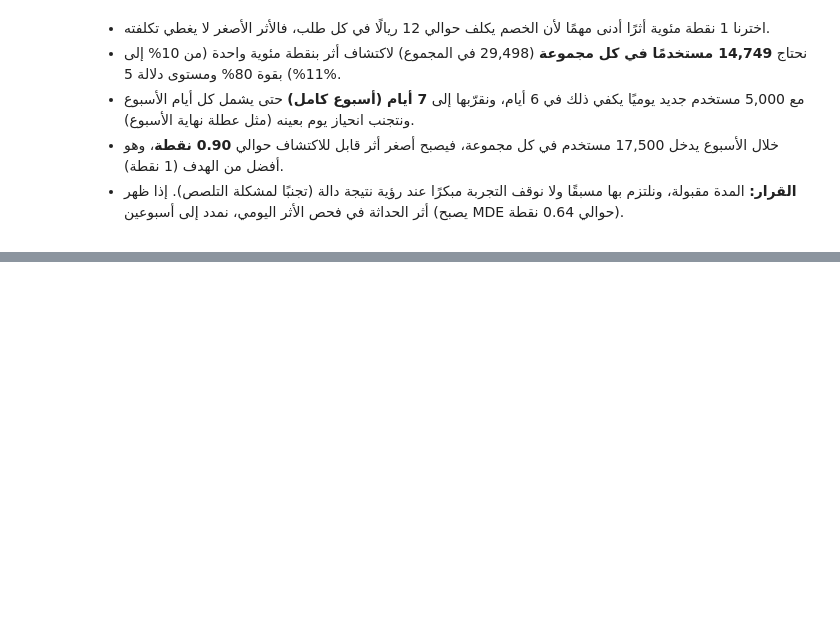
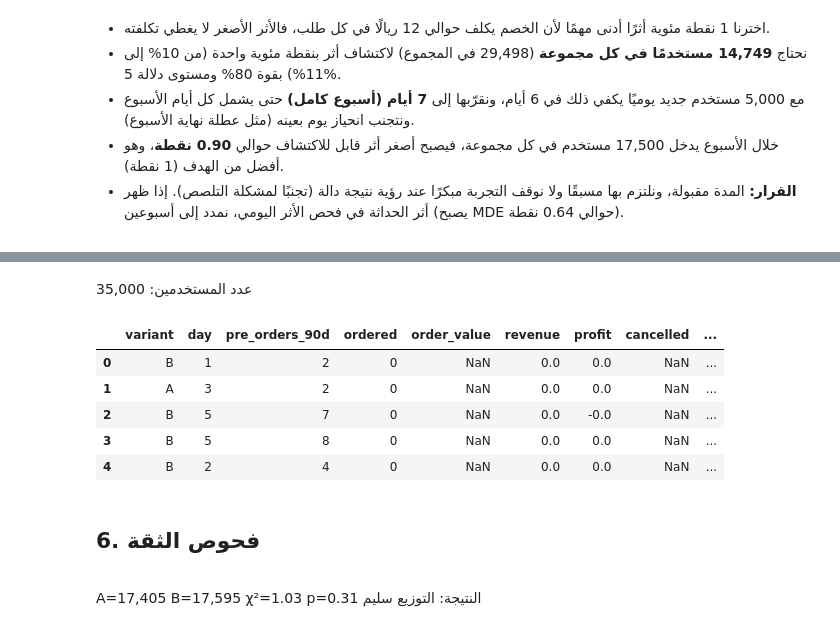
Before and after one commit to Raed1231/first-order-discount-ab-test, a Jupyter notebook: project_template.ipynb, the cells around one changed output, grey strips where cells are left out. Saved outputs shown, nothing was run; the diff lists cells and outputs as text; code cells hidden in the pictures; blank space fills up the shorter version.

```diff
--- a/project_template.ipynb
+++ b/project_template.ipynb
@@ -246,0 +284,52 @@ for label, n_g in [("في المدة المخططة", n_planned), ("إذا اك
+# %%
+def simulate_experiment(cfg, duration_days):
+    """كل المستخدمين الذين يدخلون خلال مدة التجربة (المدة مضروبة في عدد المستخدمين اليومي)."""
+    r = np.random.default_rng(cfg["seed"])
+    n = duration_days * cfg["daily_new_users"]
+    is_b = (r.random(n) < cfg["treatment_share"]).astype(int)
+    day = r.integers(1, duration_days + 1, n)
+    activity = r.normal(0, 1, n)                                     # نشاط المستخدم (لا نقيسه مباشرة)
+    base = cfg["baseline_conversion"]
+    logit = np.log(base / (1 - base)) + cfg["activity_strength"] * activity
+    p0 = 1 / (1 + np.exp(-logit))
+    p0 = np.clip(p0 * base / p0.mean(), 0, 1)                        # نضبط المتوسط ليساوي خط الأساس
+    pre_orders_90d = r.poisson(5 * p0 / base)                        # الطلبات في آخر 90 يومًا
+    lift = cfg["true_lift_abs"] * (1 + cfg["novelty_boost"] * np.exp(-(day - 1) / 3))
+    ordered = r.binomial(1, np.clip(p0 + lift * is_b, 0, 1))
+    value = np.maximum(10, r.normal(cfg["order_value_mean"] + cfg["order_value_effect"] * is_b, cfg["order_value_sd"]))
+    order_value = np.where(ordered == 1, value, np.nan)
+    revenue = ordered * value
+    profit = ordered * (cfg["margin"] * value - cfg["extra_cost_per_order_b"] * is_b)
+    cancelled = np.where(ordered == 1, r.binomial(1, np.clip(cfg["cancel_rate"] + cfg["cancel_effect"] * is_b, 0, 1)), np.nan)
+    support = r.binomial(1, np.clip(cfg["support_rate"] + cfg["support_effect"] * is_b, 0, 1))
+    df = pd.DataFrame({"variant": np.where(is_b == 1, "B", "A"), "day": day, "pre_orders_90d": pre_orders_90d,
+                       "ordered": ordered, "order_value": order_value, "revenue": revenue, "profit": profit,
+                       "cancelled": cancelled, "contacted_support": support})
+    if cfg["srm_bug_share"] > 0:                                     # خلل: سجلات ضائعة من B لقليلي النشاط
+        lost = (df["variant"] == "B") & (activity < 0) & (r.random(n) < cfg["srm_bug_share"] * 2)
+        df = df[~lost]
+    return df.reset_index(drop=True)
+
+
+data = simulate_experiment(CONFIG, days)
+say(f"عدد المستخدمين: {len(data):,}")
+data.head()
+# %% [output]
+عدد المستخدمين: 35,000
+|  | variant | day | pre_orders_90d | ordered | order_value | revenue | profit | cancelled | ... |
+| 0 | B | 1 | 2 | 0 | NaN | 0.0 | 0.0 | NaN | ... |
+| 1 | A | 3 | 2 | 0 | NaN | 0.0 | 0.0 | NaN | ... |
+| 2 | B | 5 | 7 | 0 | NaN | 0.0 | -0.0 | NaN | ... |
+| 3 | B | 5 | 8 | 0 | NaN | 0.0 | 0.0 | NaN | ... |
+| 4 | B | 2 | 4 | 0 | NaN | 0.0 | 0.0 | NaN | ... |
+# %% [markdown]
+<div dir="rtl">
+
+## 6. فحوص الثقة
+
+</div>
+# %%
+counts = data["variant"].value_counts()
+srm_check(counts.get("A", 0), counts.get("B", 0), CONFIG["treatment_share"]);
+# %% [output]
+A=17,405 B=17,595 χ²=1.03 p=0.31 النتيجة: التوزيع سليم
```
Also changed, not shown: parts of 34 cells of this notebook, 1 other file.
